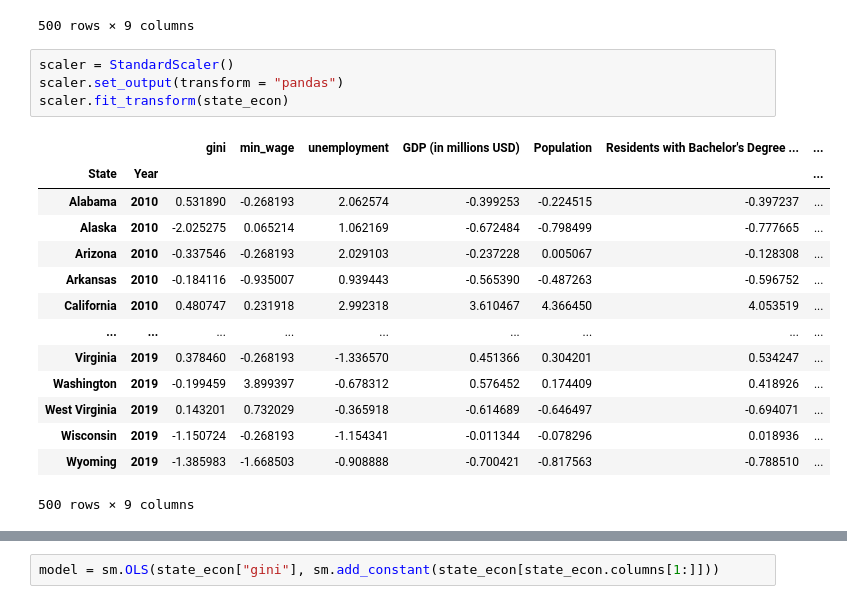
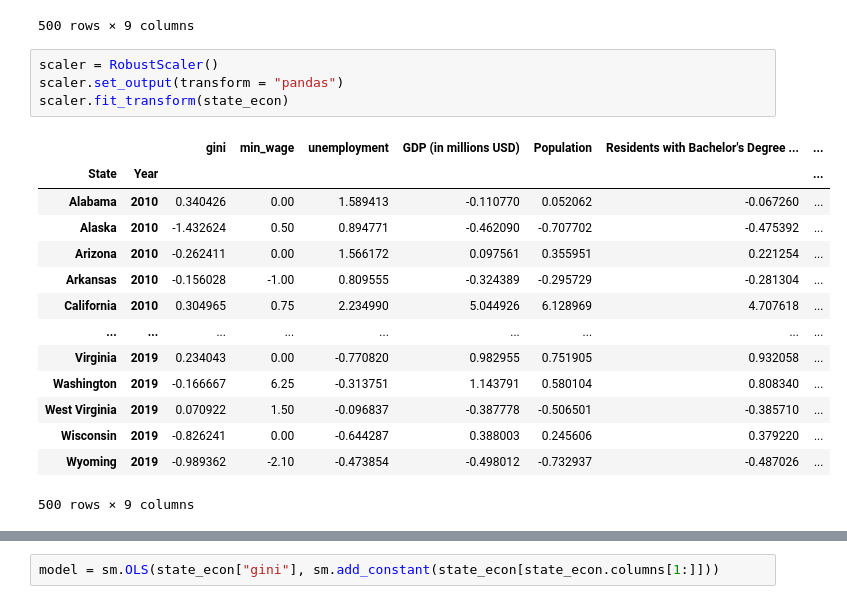
Before and after one commit to harshil0217/CMSE_Min_Wage_Project, a Jupyter notebook: Regression/State_Regression.ipynb, the cells around one changed output, grey strips where cells are left out. Drawn from its saved outputs; the diff is of its cells as text.

```diff
--- a/Regression/State_Regression.ipynb
+++ b/Regression/State_Regression.ipynb
@@ -41,21 +41,21 @@ state_econ
 | Wyoming | 2019 | 0.4345 | 5.15 | 3.716667 | 40420.1 | 578759 | 73183 | ... |
 500 rows × 9 columns
 # %%
-scaler = StandardScaler()
+scaler = RobustScaler()
 scaler.set_output(transform = "pandas")
 scaler.fit_transform(state_econ)
 # %% [output]
 |  |  | gini | min_wage | unemployment | GDP (in millions USD) | Population | Residents with Bachelor's Degree ... | ... |
 | State | Year |  |  |  |  |  |  | ... |
-| Alabama | 2010 | 0.531890 | -0.268193 | 2.062574 | -0.399253 | -0.224515 | -0.397237 | ... |
-| Alaska | 2010 | -2.025275 | 0.065214 | 1.062169 | -0.672484 | -0.798499 | -0.777665 | ... |
-| Arizona | 2010 | -0.337546 | -0.268193 | 2.029103 | -0.237228 | 0.005067 | -0.128308 | ... |
-| Arkansas | 2010 | -0.184116 | -0.935007 | 0.939443 | -0.565390 | -0.487263 | -0.596752 | ... |
-| California | 2010 | 0.480747 | 0.231918 | 2.992318 | 3.610467 | 4.366450 | 4.053519 | ... |
+| Alabama | 2010 | 0.340426 | 0.00 | 1.589413 | -0.110770 | 0.052062 | -0.067260 | ... |
+| Alaska | 2010 | -1.432624 | 0.50 | 0.894771 | -0.462090 | -0.707702 | -0.475392 | ... |
+| Arizona | 2010 | -0.262411 | 0.00 | 1.566172 | 0.097561 | 0.355951 | 0.221254 | ... |
+| Arkansas | 2010 | -0.156028 | -1.00 | 0.809555 | -0.324389 | -0.295729 | -0.281304 | ... |
+| California | 2010 | 0.304965 | 0.75 | 2.234990 | 5.044926 | 6.128969 | 4.707618 | ... |
 | ... | ... | ... | ... | ... | ... | ... | ... | ... |
-| Virginia | 2019 | 0.378460 | -0.268193 | -1.336570 | 0.451366 | 0.304201 | 0.534247 | ... |
-| Washington | 2019 | -0.199459 | 3.899397 | -0.678312 | 0.576452 | 0.174409 | 0.418926 | ... |
-| West Virginia | 2019 | 0.143201 | 0.732029 | -0.365918 | -0.614689 | -0.646497 | -0.694071 | ... |
-| Wisconsin | 2019 | -1.150724 | -0.268193 | -1.154341 | -0.011344 | -0.078296 | 0.018936 | ... |
-| Wyoming | 2019 | -1.385983 | -1.668503 | -0.908888 | -0.700421 | -0.817563 | -0.788510 | ... |
+| Virginia | 2019 | 0.234043 | 0.00 | -0.770820 | 0.982955 | 0.751905 | 0.932058 | ... |
+| Washington | 2019 | -0.166667 | 6.25 | -0.313751 | 1.143791 | 0.580104 | 0.808340 | ... |
+| West Virginia | 2019 | 0.070922 | 1.50 | -0.096837 | -0.387778 | -0.506501 | -0.385710 | ... |
+| Wisconsin | 2019 | -0.826241 | 0.00 | -0.644287 | 0.388003 | 0.245606 | 0.379220 | ... |
+| Wyoming | 2019 | -0.989362 | -2.10 | -0.473854 | -0.498012 | -0.732937 | -0.487026 | ... |
 500 rows × 9 columns
```
Also changed, not shown: parts of 3 cells of this notebook, 2 other files.
